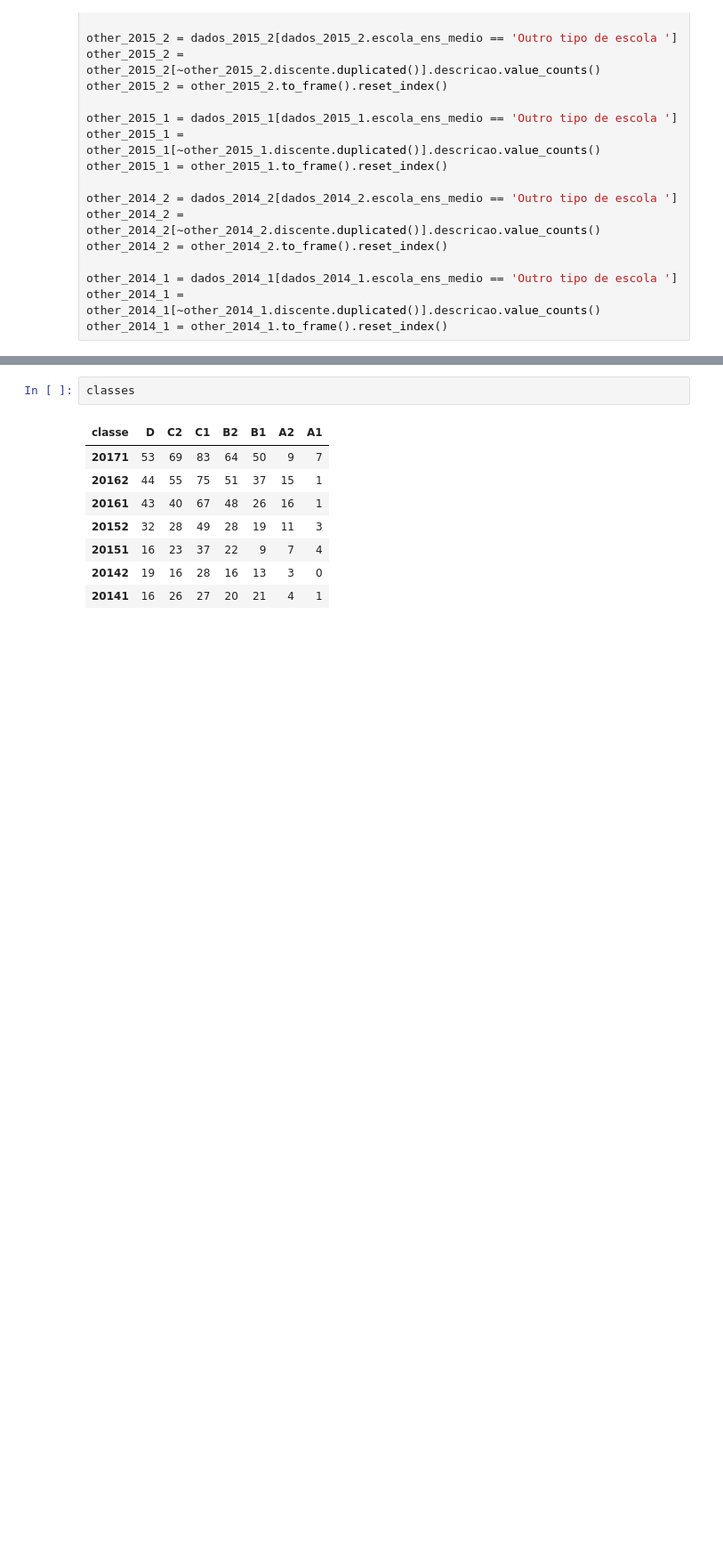
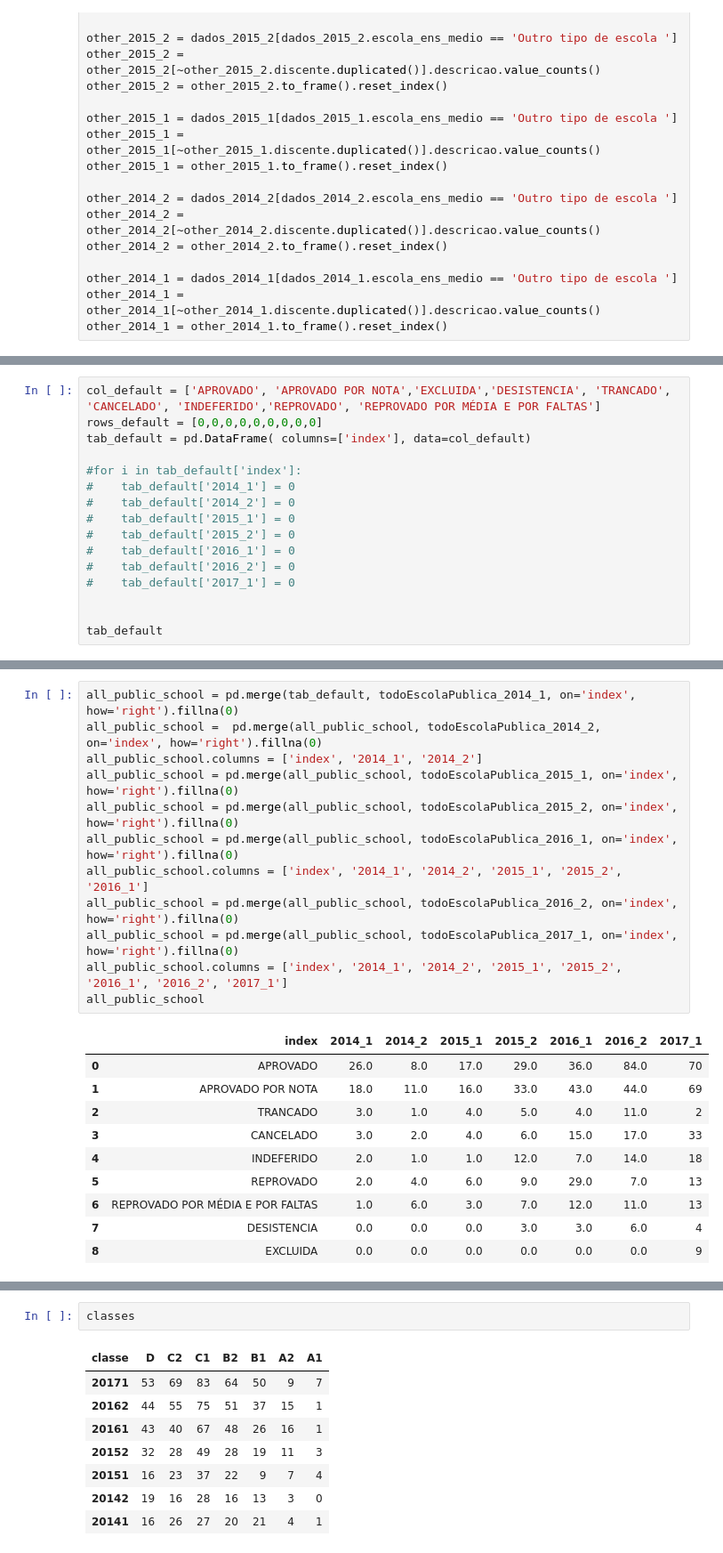
Before and after one commit to lucasgmpaiva/Analise_Dados_UFRN, a Jupyter notebook: UFRN Data Analysis.ipynb, the cells around one changed output, grey strips where cells are left out. Shown at 89% size. Cells and saved outputs as stored; diff of their text form; blank space fills up the shorter version.

```diff
--- a/UFRN Data Analysis.ipynb
+++ b/UFRN Data Analysis.ipynb
@@ -469,0 +407,16 @@ all_private_school = all_private_school.reset_index()
+# %%
+col_default = ['APROVADO', 'APROVADO POR NOTA','EXCLUIDA','DESISTENCIA', 'TRANCADO', 'CANCELADO', 'INDEFERIDO','REPROVADO', 'REPROVADO POR MÉDIA E POR FALTAS']
+rows_default = [0,0,0,0,0,0,0,0,0]
+tab_default = pd.DataFrame( columns=['index'], data=col_default)
+
+#for i in tab_default['index']:
+#    tab_default['2014_1'] = 0
+#    tab_default['2014_2'] = 0
+#    tab_default['2015_1'] = 0
+#    tab_default['2015_2'] = 0
+#    tab_default['2016_1'] = 0
+#    tab_default['2016_2'] = 0
+#    tab_default['2017_1'] = 0
+
+
+tab_default
@@ -474,0 +442,23 @@ middle_school
+# %%
+all_public_school = pd.merge(tab_default, todoEscolaPublica_2014_1, on='index', how='right').fillna(0)
+all_public_school =  pd.merge(all_public_school, todoEscolaPublica_2014_2, on='index', how='right').fillna(0)
+all_public_school.columns = ['index', '2014_1', '2014_2']
+all_public_school = pd.merge(all_public_school, todoEscolaPublica_2015_1, on='index', how='right').fillna(0)
+all_public_school = pd.merge(all_public_school, todoEscolaPublica_2015_2, on='index', how='right').fillna(0)
+all_public_school = pd.merge(all_public_school, todoEscolaPublica_2016_1, on='index', how='right').fillna(0)
+all_public_school.columns = ['index', '2014_1', '2014_2', '2015_1', '2015_2', '2016_1']
+all_public_school = pd.merge(all_public_school, todoEscolaPublica_2016_2, on='index', how='right').fillna(0)
+all_public_school = pd.merge(all_public_school, todoEscolaPublica_2017_1, on='index', how='right').fillna(0)
+all_public_school.columns = ['index', '2014_1', '2014_2', '2015_1', '2015_2', '2016_1', '2016_2', '2017_1']
+all_public_school
+# %% [output]
+|  | index | 2014_1 | 2014_2 | 2015_1 | 2015_2 | 2016_1 | 2016_2 | 2017_1 |
+| 0 | APROVADO | 26.0 | 8.0 | 17.0 | 29.0 | 36.0 | 84.0 | 70 |
+| 1 | APROVADO POR NOTA | 18.0 | 11.0 | 16.0 | 33.0 | 43.0 | 44.0 | 69 |
+| 2 | TRANCADO | 3.0 | 1.0 | 4.0 | 5.0 | 4.0 | 11.0 | 2 |
+| 3 | CANCELADO | 3.0 | 2.0 | 4.0 | 6.0 | 15.0 | 17.0 | 33 |
+| 4 | INDEFERIDO | 2.0 | 1.0 | 1.0 | 12.0 | 7.0 | 14.0 | 18 |
+| 5 | REPROVADO | 2.0 | 4.0 | 6.0 | 9.0 | 29.0 | 7.0 | 13 |
+| 6 | REPROVADO POR MÉDIA E POR FALTAS | 1.0 | 6.0 | 3.0 | 7.0 | 12.0 | 11.0 | 13 |
+| 7 | DESISTENCIA | 0.0 | 0.0 | 0.0 | 3.0 | 3.0 | 6.0 | 4 |
+| 8 | EXCLUIDA | 0.0 | 0.0 | 0.0 | 0.0 | 0.0 | 0.0 | 9 |
```
Also changed, not shown: parts of 19 cells of this notebook.
